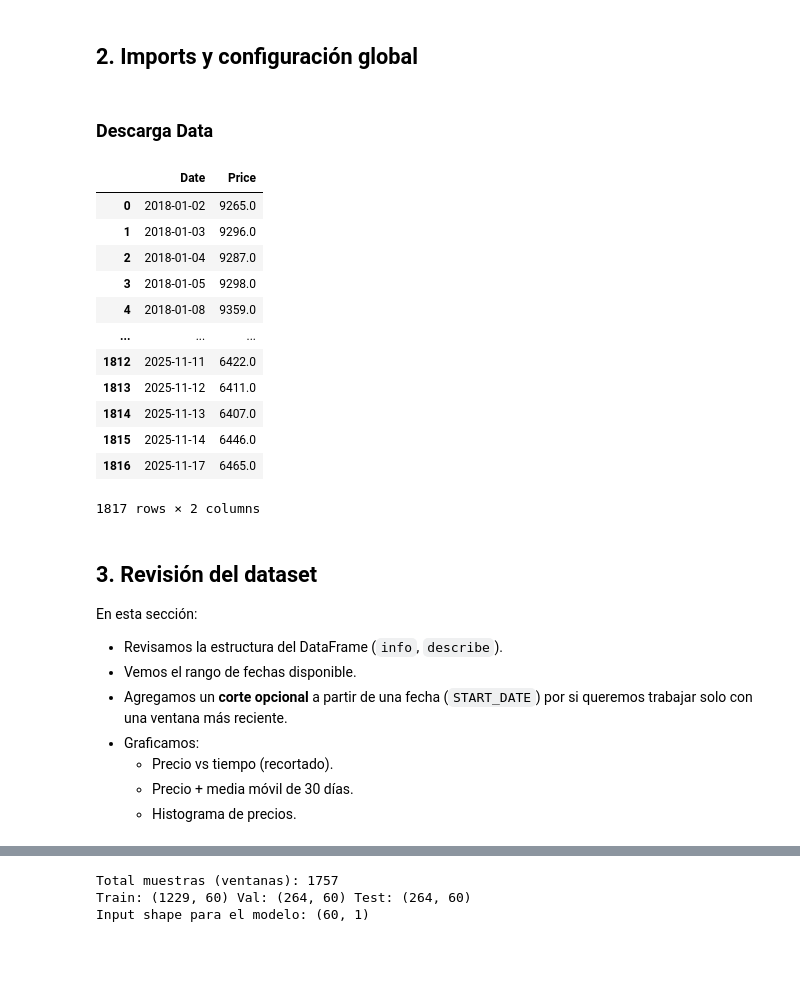
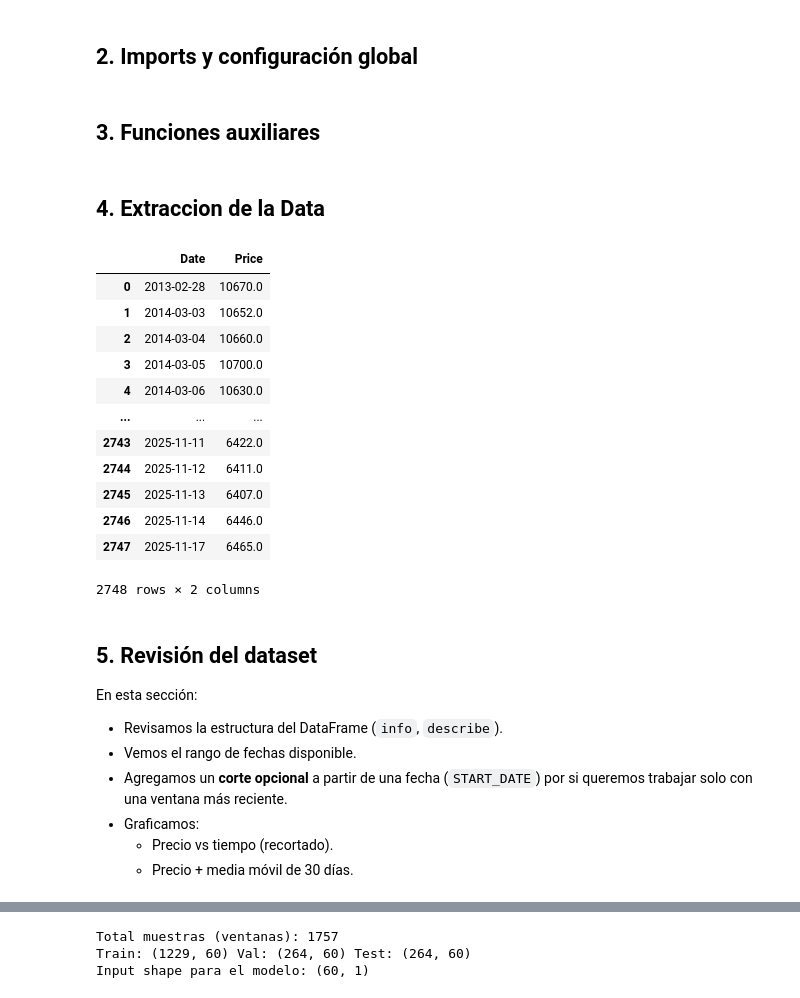
Before and after one commit to XTEP63/Examen-3-Polipropileno, a Jupyter notebook: polipropileno_prediccion_cnn_lstm.ipynb, the cells around one changed output, grey strips where cells are left out. Cells and saved outputs as stored; diff of their text form; code cells hidden in the pictures; blank space fills up the shorter version.

```diff
--- a/polipropileno_prediccion_cnn_lstm.ipynb
+++ b/polipropileno_prediccion_cnn_lstm.ipynb
@@ -95,4 +84,6 @@ N_FUTURE_DAYS = 5
 TARGET_DATES_5D = pd.to_datetime(
     ["2025-11-24", "2025-11-25", "2025-11-26", "2025-11-27", "2025-11-28"]
 )
+# %% [markdown]
+## 3. Funciones auxiliares
 # %%
@@ -197,37 +186,37 @@ def plot_full_with_future(dates_all, y_all_inv, future_dates, future_inv, title_
         yaxis_title="Precio"
     )
     fig.show()
-# %% [markdown]
-### Descarga Data
+# %% [markdown]
+## 4. Extraccion de la Data
 # %%
 from alphacast import Alphacast
 #%pip install alphacast
 alphacast = Alphacast("ak_eX9r2t13iRJ6uDIbKzD1")
 
 # df_raw = alphacast.datasets.dataset(40971).download_data("pandas")
 # df_raw.to_parquet("polipropileno_data.parquet")
 df_raw = pd.read_parquet("polipropileno_data.parquet")
 
 df_raw = df_raw[df_raw['Industrial'] == 'Polypropylene']
 df_raw["Date"] = pd.to_datetime(df_raw["Date"])
 df_raw = df_raw.sort_values("Date")
 df_raw = df_raw[["Date", "Price"]]
-df_raw = df_raw[df_raw["Date"] >= START_DATE]
+# df_raw = df_raw[df_raw["Date"] >= START_DATE]
 df_raw = df_raw.reset_index(drop=True)
 df = df_raw
 df
 # %% [output]
 |  | Date | Price |
-| 0 | 2018-01-02 | 9265.0 |
-| 1 | 2018-01-03 | 9296.0 |
-| 2 | 2018-01-04 | 9287.0 |
-| 3 | 2018-01-05 | 9298.0 |
-| 4 | 2018-01-08 | 9359.0 |
+| 0 | 2013-02-28 | 10670.0 |
+| 1 | 2014-03-03 | 10652.0 |
+| 2 | 2014-03-04 | 10660.0 |
+| 3 | 2014-03-05 | 10700.0 |
+| 4 | 2014-03-06 | 10630.0 |
 | ... | ... | ... |
-| 1812 | 2025-11-11 | 6422.0 |
-| 1813 | 2025-11-12 | 6411.0 |
-| 1814 | 2025-11-13 | 6407.0 |
-| 1815 | 2025-11-14 | 6446.0 |
-| 1816 | 2025-11-17 | 6465.0 |
+| 2743 | 2025-11-11 | 6422.0 |
+| 2744 | 2025-11-12 | 6411.0 |
+| 2745 | 2025-11-13 | 6407.0 |
+| 2746 | 2025-11-14 | 6446.0 |
+| 2747 | 2025-11-17 | 6465.0 |
-1817 rows × 2 columns
+2748 rows × 2 columns
 # %%
@@ -243,7 +231,7 @@ fig.update_xaxes(title="Fecha")
 fig.update_yaxes(title="Precio (unidades del sitio fuente)")
 fig.show()
 # %% [markdown]
-## 3. Revisión del dataset
+## 5. Revisión del dataset
 
 En esta sección:
 
@@ -254,5 +242,4 @@ En esta sección:
 - Graficamos:
   - Precio vs tiempo (recortado).
   - Precio + media móvil de 30 días.
-  - Histograma de precios.
 # %%
```
Also changed, not shown: parts of 20 cells of this notebook.
